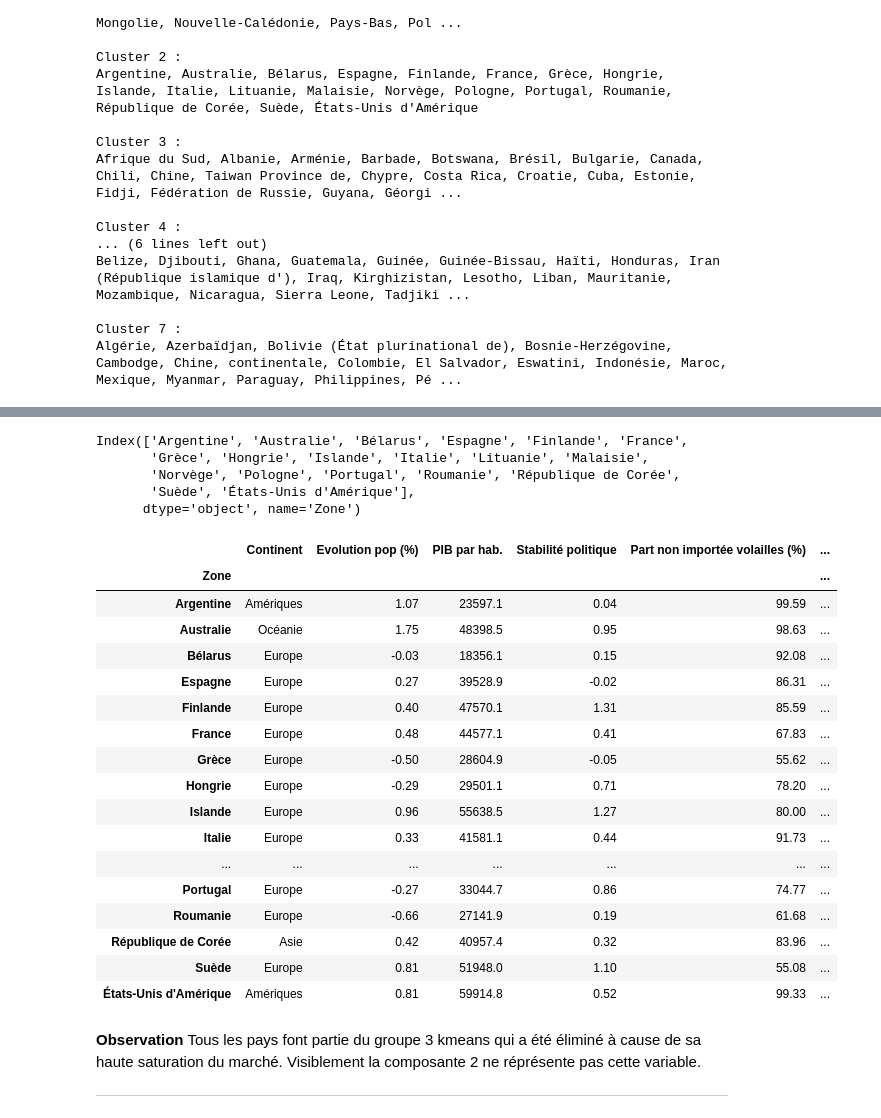
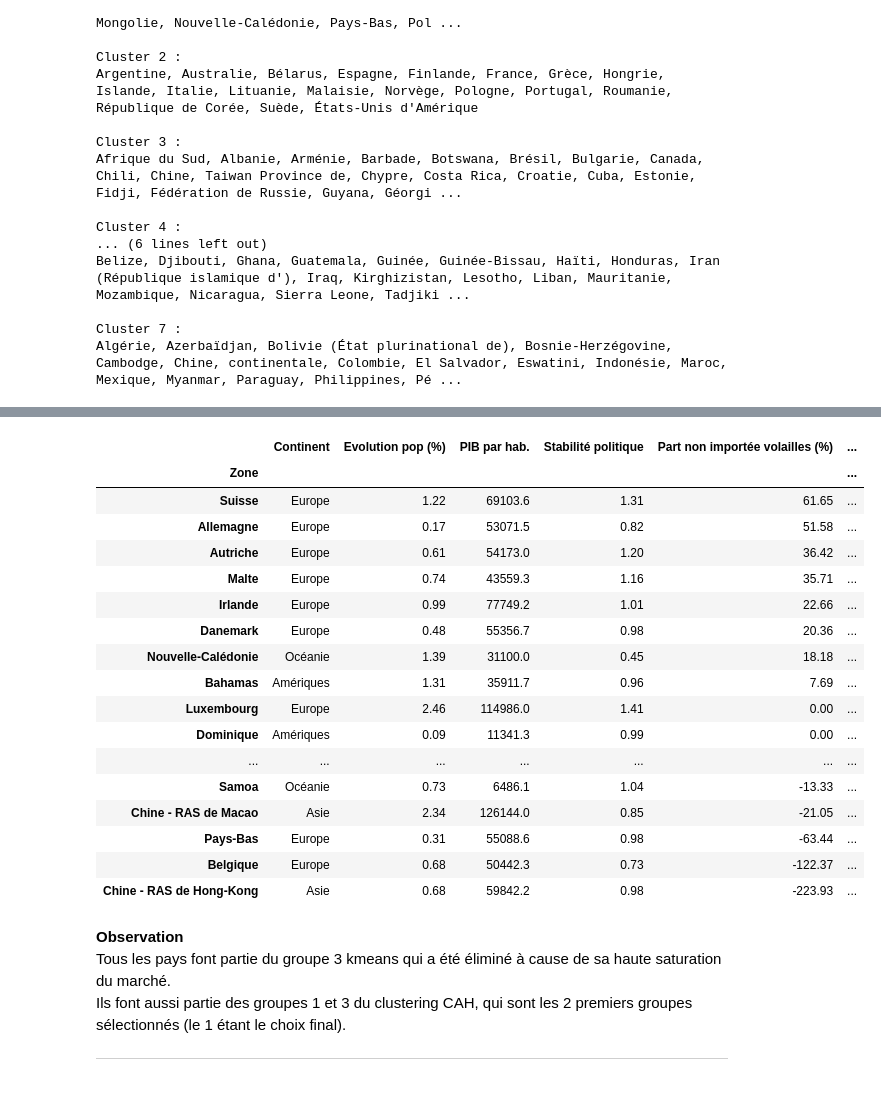
Before and after one commit to dumbor/P9_Produisez-une-etude-de-marche, a Jupyter notebook: Produisez une étude de marché.ipynb, the cells around one changed output, grey strips where cells are left out. Cells and saved outputs as stored; diff of their text form; code cells hidden in the pictures; blank space fills up the shorter version.

```diff
--- a/Produisez une étude de marché.ipynb
+++ b/Produisez une étude de marché.ipynb
@@ -2138,34 +2025,27 @@ Si F1 = richesse des pays, et F2 le marché, on se dirigerait vers les pays du g
 # %%
-list_group2=comp_df.index[comp_df["CAH"]==2]
-list_group2
+final_choice=main_df[main_df["ACP"]==1].sort_values(["Part non importée volailles (%)","Saturation du marché","Stabilité politique","PIB par hab."],ascending = [False, False, False,False])
+final_choice
 # %% [output]
-Index(['Argentine', 'Australie', 'Bélarus', 'Espagne', 'Finlande', 'France',
-       'Grèce', 'Hongrie', 'Islande', 'Italie', 'Lituanie', 'Malaisie',
-       'Norvège', 'Pologne', 'Portugal', 'Roumanie', 'République de Corée',
-       'Suède', 'États-Unis d'Amérique'],
-      dtype='object', name='Zone')
+|  | Continent | Evolution pop (%) | PIB par hab. | Stabilité politique | Part non importée volailles (%) | ... |
+| Zone |  |  |  |  |  | ... |
+| Suisse | Europe | 1.22 | 69103.6 | 1.31 | 61.65 | ... |
+| Allemagne | Europe | 0.17 | 53071.5 | 0.82 | 51.58 | ... |
+| Autriche | Europe | 0.61 | 54173.0 | 1.20 | 36.42 | ... |
+| Malte | Europe | 0.74 | 43559.3 | 1.16 | 35.71 | ... |
+| Irlande | Europe | 0.99 | 77749.2 | 1.01 | 22.66 | ... |
+| Danemark | Europe | 0.48 | 55356.7 | 0.98 | 20.36 | ... |
+| Nouvelle-Calédonie | Océanie | 1.39 | 31100.0 | 0.45 | 18.18 | ... |
+| Bahamas | Amériques | 1.31 | 35911.7 | 0.96 | 7.69 | ... |
+| Luxembourg | Europe | 2.46 | 114986.0 | 1.41 | 0.00 | ... |
+| Dominique | Amériques | 0.09 | 11341.3 | 0.99 | 0.00 | ... |
+| ... | ... | ... | ... | ... | ... | ... |
+| Samoa | Océanie | 0.73 | 6486.1 | 1.04 | -13.33 | ... |
+| Chine - RAS de Macao | Asie | 2.34 | 126144.0 | 0.85 | -21.05 | ... |
+| Pays-Bas | Europe | 0.31 | 55088.6 | 0.98 | -63.44 | ... |
+| Belgique | Europe | 0.68 | 50442.3 | 0.73 | -122.37 | ... |
+| Chine - RAS de Hong-Kong | Asie | 0.68 | 59842.2 | 0.98 | -223.93 | ... |
-# %%
-final_df[final_df.index.isin(list_group2)]
-# %% [output]
-|  | Continent | Evolution pop (%) | PIB par hab. | Stabilité politique | Part non importée volailles (%) | ... |
-| Zone |  |  |  |  |  | ... |
-| Argentine | Amériques | 1.07 | 23597.1 | 0.04 | 99.59 | ... |
-| Australie | Océanie | 1.75 | 48398.5 | 0.95 | 98.63 | ... |
-| Bélarus | Europe | -0.03 | 18356.1 | 0.15 | 92.08 | ... |
-| Espagne | Europe | 0.27 | 39528.9 | -0.02 | 86.31 | ... |
-| Finlande | Europe | 0.40 | 47570.1 | 1.31 | 85.59 | ... |
-| France | Europe | 0.48 | 44577.1 | 0.41 | 67.83 | ... |
-| Grèce | Europe | -0.50 | 28604.9 | -0.05 | 55.62 | ... |
-| Hongrie | Europe | -0.29 | 29501.1 | 0.71 | 78.20 | ... |
-| Islande | Europe | 0.96 | 55638.5 | 1.27 | 80.00 | ... |
-| Italie | Europe | 0.33 | 41581.1 | 0.44 | 91.73 | ... |
-| ... | ... | ... | ... | ... | ... | ... |
-| Portugal | Europe | -0.27 | 33044.7 | 0.86 | 74.77 | ... |
-| Roumanie | Europe | -0.66 | 27141.9 | 0.19 | 61.68 | ... |
-| République de Corée | Asie | 0.42 | 40957.4 | 0.32 | 83.96 | ... |
-| Suède | Europe | 0.81 | 51948.0 | 1.10 | 55.08 | ... |
-| États-Unis d'Amérique | Amériques | 0.81 | 59914.8 | 0.52 | 99.33 | ... |
 # %% [markdown]
-**Observation**
-Tous les pays font partie du groupe 3 kmeans qui a été éliminé à cause de sa haute saturation du marché. Visiblement la composante 2 ne réprésente pas cette variable.
+**Observation**<br>
+Tous les pays font partie du groupe 3 kmeans qui a été éliminé à cause de sa haute saturation du marché.<br>
+Ils font aussi partie des groupes 1 et 3 du clustering CAH, qui sont les 2 premiers groupes sélectionnés (le 1 étant le choix final).
 ______________________
```
Also changed, not shown: parts of 96 cells of this notebook, 6 other files.
